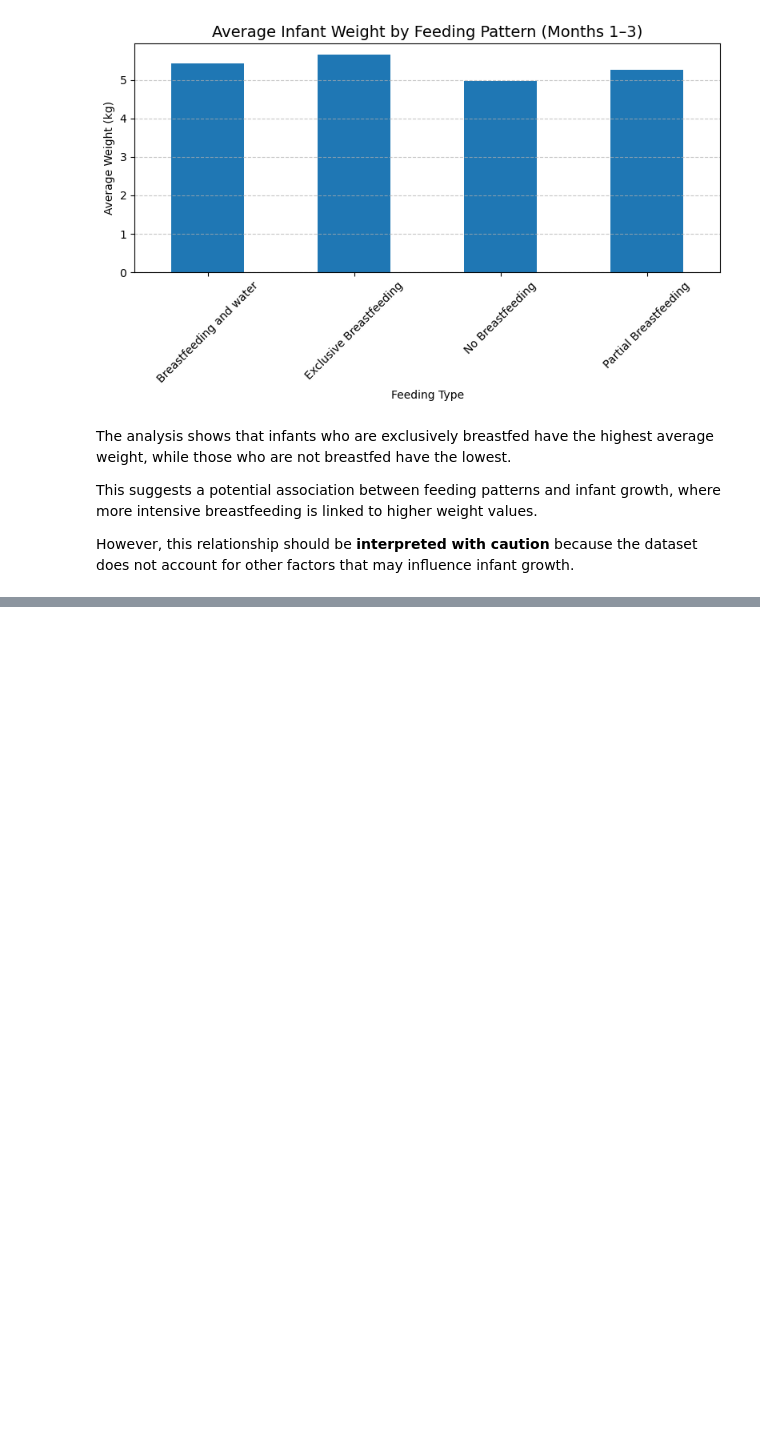
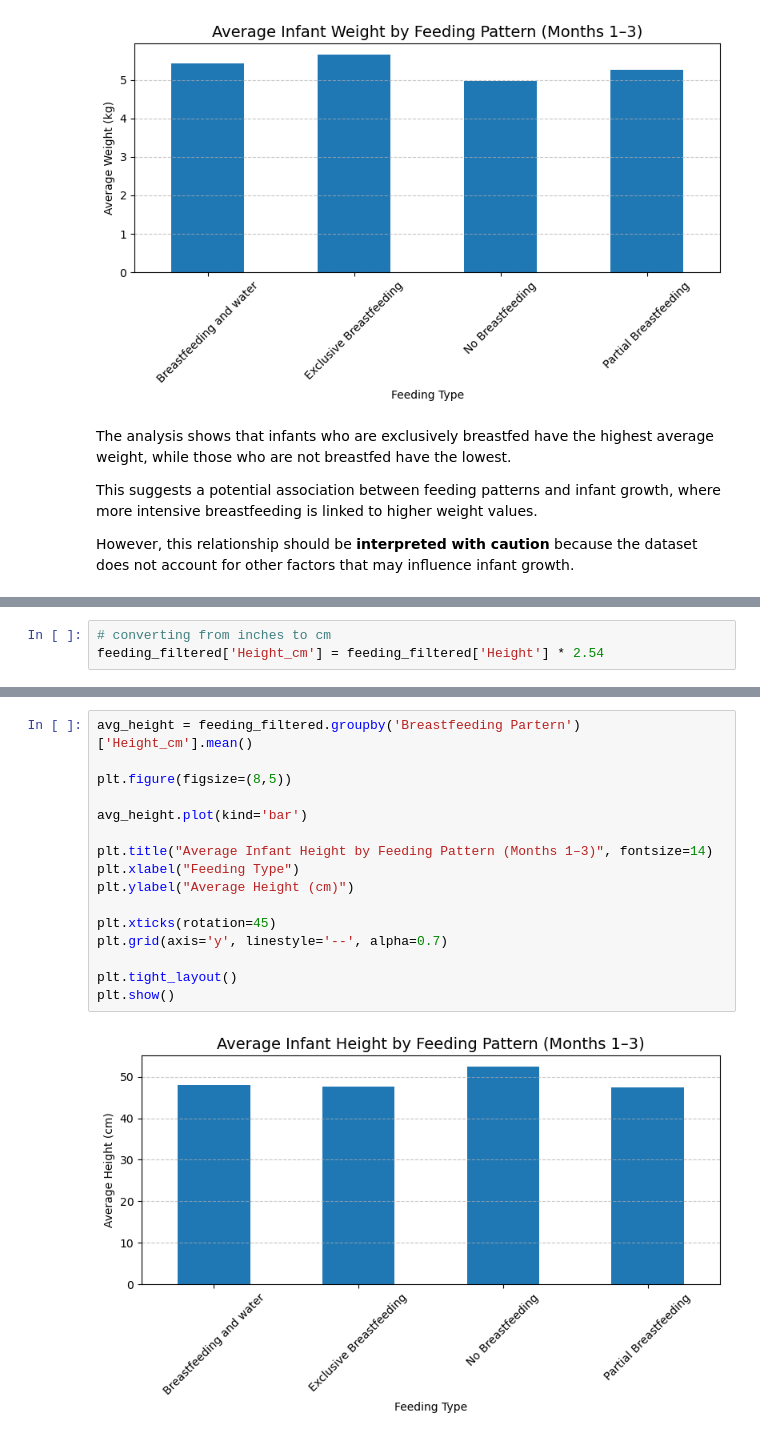
Before and after one commit to atanasovnikolay/AI_ML_DataScience, a Jupyter notebook: Data_Science_project.ipynb, the cells around one changed output, grey strips where cells are left out. Drawn from its saved outputs; the diff is of its cells as text; blank space fills up the shorter version.

Commit message:
Exploring growth over time and weight vs height relationship

```diff
--- a/Data_Science_project.ipynb
+++ b/Data_Science_project.ipynb
@@ -524,0 +527,3 @@ However, this relationship should be **interpreted with caution** because the da
+# %%
+# converting from inches to cm
+feeding_filtered['Height_cm'] = feeding_filtered['Height'] * 2.54
@@ -524,0 +545,18 @@ However, this relationship should be **interpreted with caution** because the da
+# %%
+avg_height = feeding_filtered.groupby('Breastfeeding Partern')['Height_cm'].mean()
+
+plt.figure(figsize=(8,5))
+
+avg_height.plot(kind='bar')
+
+plt.title("Average Infant Height by Feeding Pattern (Months 1–3)", fontsize=14)
+plt.xlabel("Feeding Type")
+plt.ylabel("Average Height (cm)")
+
+plt.xticks(rotation=45)
+plt.grid(axis='y', linestyle='--', alpha=0.7)
+
+plt.tight_layout()
+plt.show()
+# %% [output]
+[figure, added]
```
Also changed, not shown: parts of 12 cells of this notebook.
